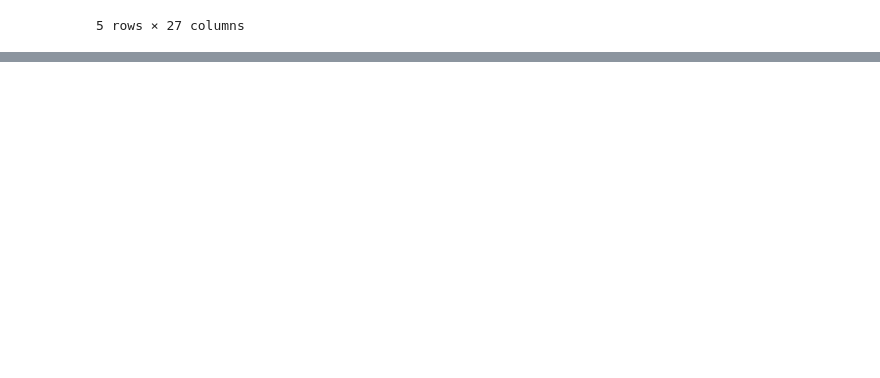
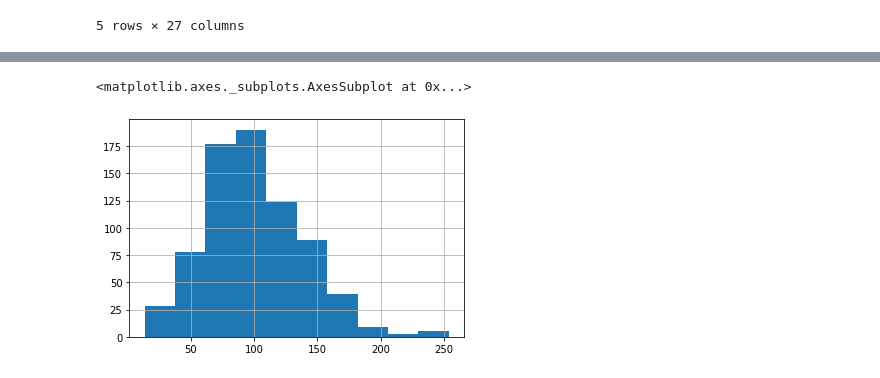
Before and after one commit to akila789/Glassdoor_Salary_Analysis, a Jupyter notebook: Glassdoor salary EDA.ipynb, the cells around one changed output, grey strips where cells are left out. Saved outputs shown, nothing was run; the diff lists cells and outputs as text; code cells hidden in the pictures; blank space fills up the shorter version.

```diff
--- a/Glassdoor salary EDA.ipynb
+++ b/Glassdoor salary EDA.ipynb
@@ -17,0 +139,5 @@ df.head()
+# %%
+df.avg_salary.hist()
+# %% [output]
+<matplotlib.axes._subplots.AxesSubplot at 0x...>
+[figure, added]
```
Also changed, not shown: parts of 36 cells of this notebook.
